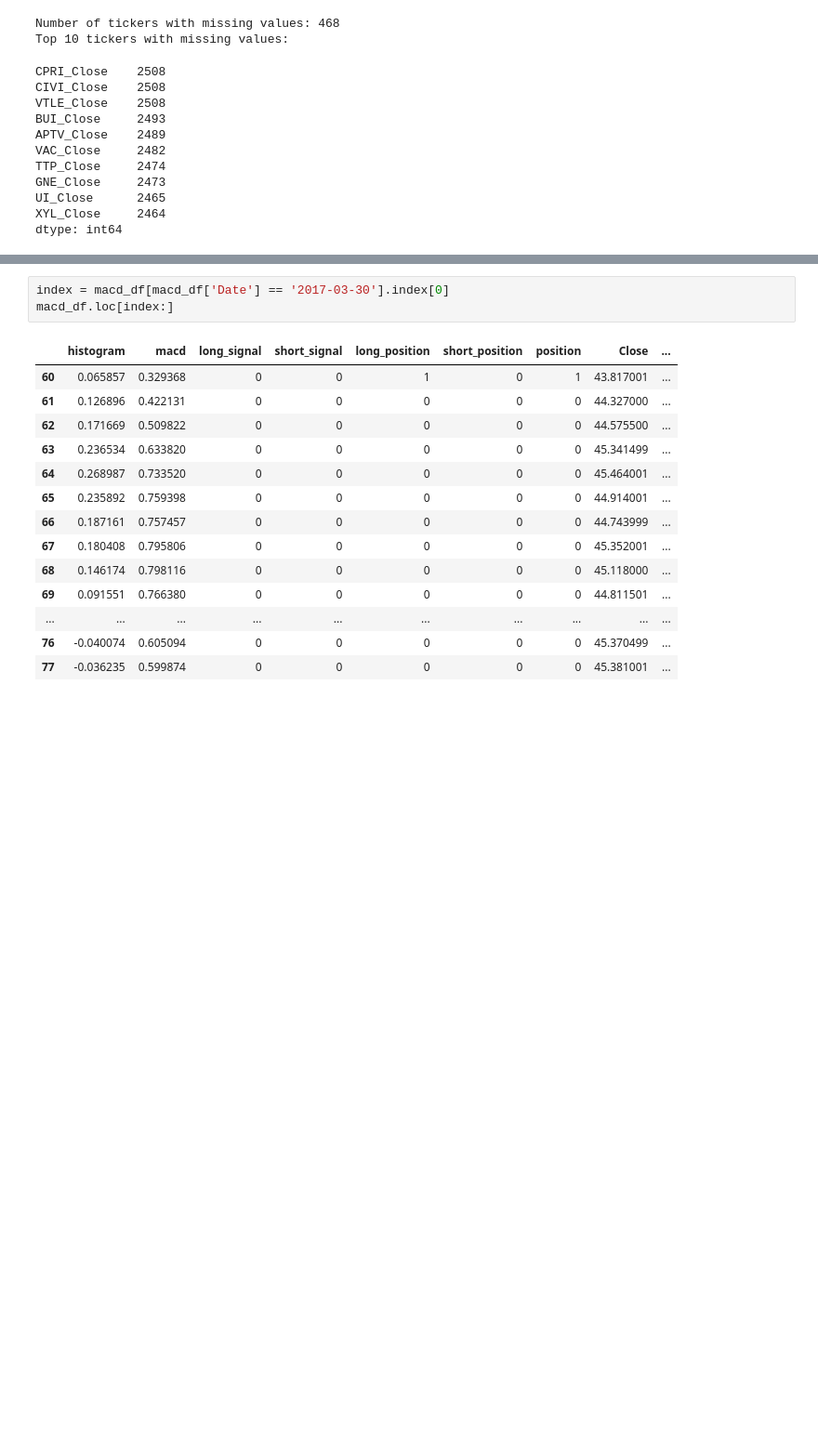
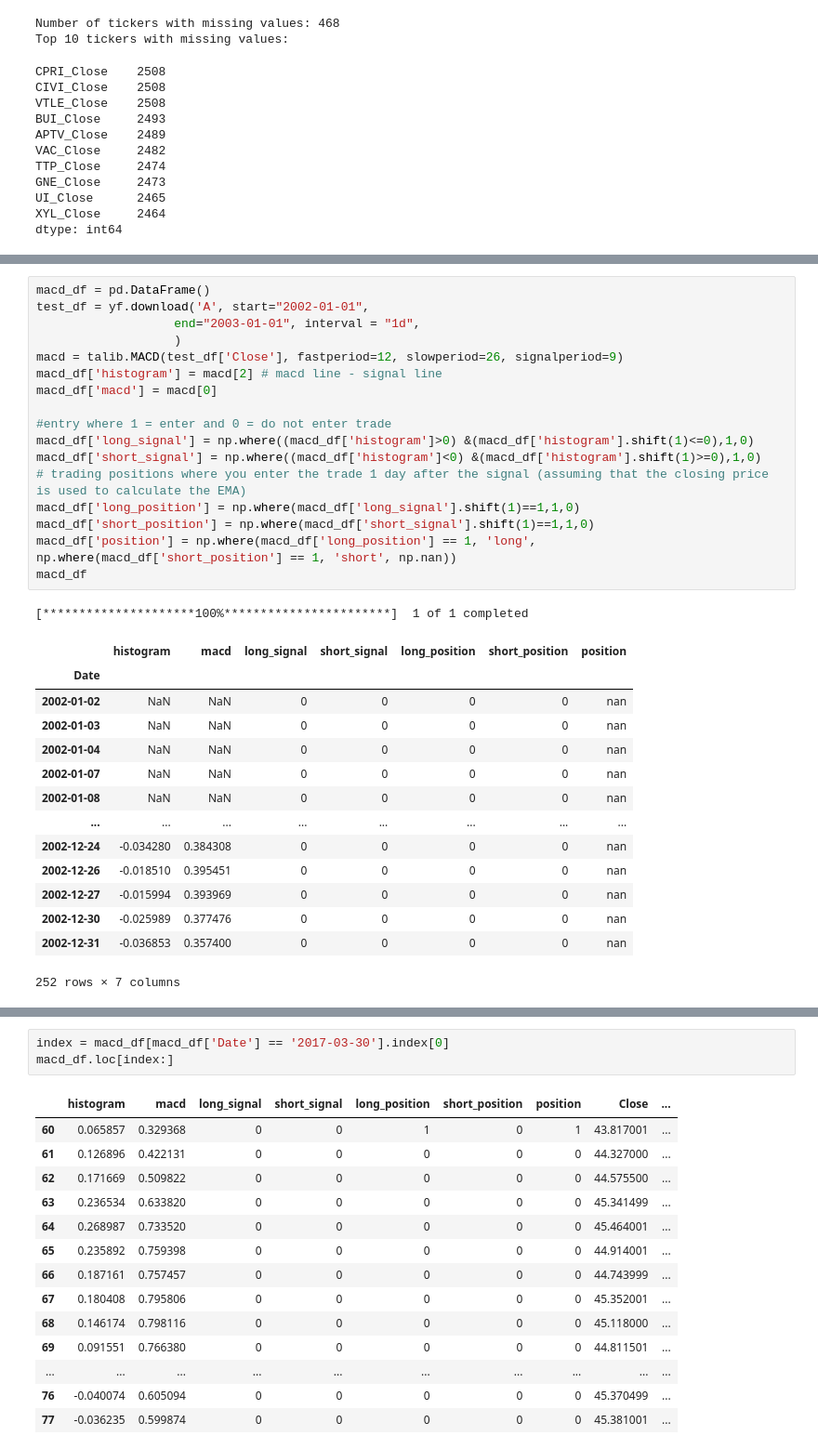
Before and after one commit to ryanlxz/backtesting, a Jupyter notebook: notebooks/test.ipynb, the cells around one changed output, grey strips where cells are left out. Shown at 93% size. Cells and saved outputs as stored; diff of their text form; blank space fills up the shorter version.

```diff
--- a/notebooks/test.ipynb
+++ b/notebooks/test.ipynb
@@ -66,3 +84,36 @@ df = df.drop(['long_position', 'short_position'], axis=1)
+# %%
+macd_df = pd.DataFrame()
+test_df = yf.download('A', start="2002-01-01",
+                   end="2003-01-01", interval = "1d",
+                   )
+macd = talib.MACD(test_df['Close'], fastperiod=12, slowperiod=26, signalperiod=9)
+macd_df['histogram'] = macd[2] # macd line - signal line
+macd_df['macd'] = macd[0]
+
+#entry where 1 = enter and 0 = do not enter trade
+macd_df['long_signal'] = np.where((macd_df['histogram']>0) &(macd_df['histogram'].shift(1)<=0),1,0)
+macd_df['short_signal'] = np.where((macd_df['histogram']<0) &(macd_df['histogram'].shift(1)>=0),1,0)
+# trading positions where you enter the trade 1 day after the signal (assuming that the closing price is used to calculate the EMA)
+macd_df['long_position'] = np.where(macd_df['long_signal'].shift(1)==1,1,0)
+macd_df['short_position'] = np.where(macd_df['short_signal'].shift(1)==1,1,0)
+macd_df['position'] = np.where(macd_df['long_position'] == 1, 'long', np.where(macd_df['short_position'] == 1, 'short', np.nan))
+macd_df
+# %% [output]
+[*********************100%***********************]  1 of 1 completed
+|  | histogram | macd | long_signal | short_signal | long_position | short_position | position |
+| Date |  |  |  |  |  |  |  |
+| 2002-01-02 | NaN | NaN | 0 | 0 | 0 | 0 | nan |
+| 2002-01-03 | NaN | NaN | 0 | 0 | 0 | 0 | nan |
+| 2002-01-04 | NaN | NaN | 0 | 0 | 0 | 0 | nan |
+| 2002-01-07 | NaN | NaN | 0 | 0 | 0 | 0 | nan |
+| 2002-01-08 | NaN | NaN | 0 | 0 | 0 | 0 | nan |
+| ... | ... | ... | ... | ... | ... | ... | ... |
+| 2002-12-24 | -0.034280 | 0.384308 | 0 | 0 | 0 | 0 | nan |
+| 2002-12-26 | -0.018510 | 0.395451 | 0 | 0 | 0 | 0 | nan |
+| 2002-12-27 | -0.015994 | 0.393969 | 0 | 0 | 0 | 0 | nan |
+| 2002-12-30 | -0.025989 | 0.377476 | 0 | 0 | 0 | 0 | nan |
+| 2002-12-31 | -0.036853 | 0.357400 | 0 | 0 | 0 | 0 | nan |
+252 rows × 7 columns
 # %%
 macd_df = pd.DataFrame()
 test_df = yf.download('AMZN', start="2017-01-01",
```
Also changed, not shown: parts of 5 cells of this notebook, 1 other file.
